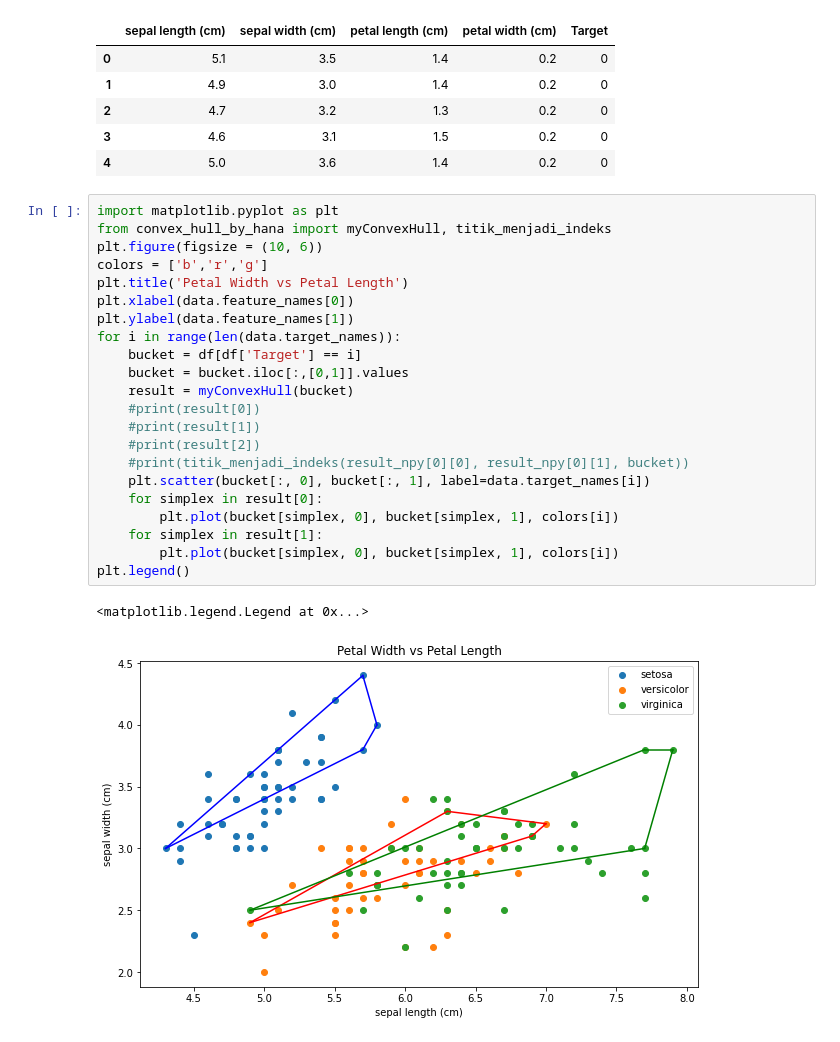
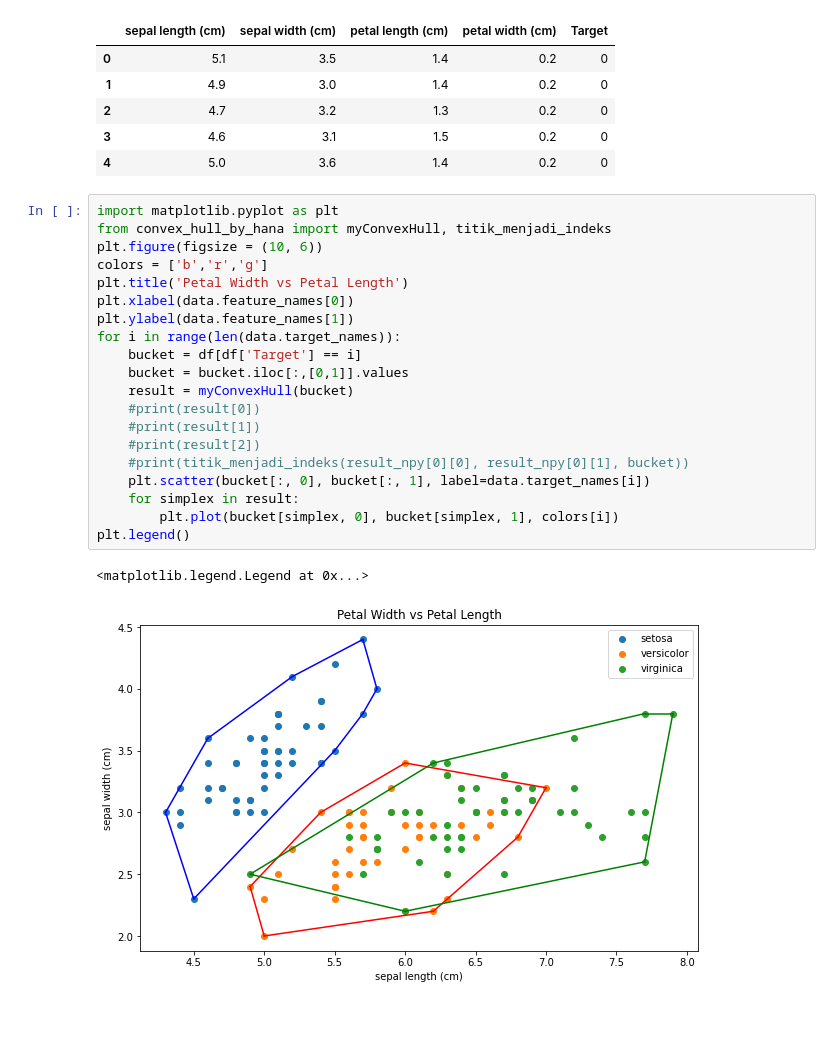
Before and after one commit to hanafathiyah/Tugas-Kecil-Stima-2, a Jupyter notebook: src/main2.ipynb, the cells around one changed output. Drawn from its saved outputs; the diff is of its cells as text.

```diff
--- a/src/main2.ipynb
+++ b/src/main2.ipynb
@@ -21,25 +21,23 @@ df.head()
 # %%
 import matplotlib.pyplot as plt
 from convex_hull_by_hana import myConvexHull, titik_menjadi_indeks
 plt.figure(figsize = (10, 6))
 colors = ['b','r','g']
 plt.title('Petal Width vs Petal Length')
 plt.xlabel(data.feature_names[0])
 plt.ylabel(data.feature_names[1])
 for i in range(len(data.target_names)):
     bucket = df[df['Target'] == i]
     bucket = bucket.iloc[:,[0,1]].values
     result = myConvexHull(bucket)
     #print(result[0])
     #print(result[1])
     #print(result[2])
     #print(titik_menjadi_indeks(result_npy[0][0], result_npy[0][1], bucket))
     plt.scatter(bucket[:, 0], bucket[:, 1], label=data.target_names[i])
-    for simplex in result[0]:
-        plt.plot(bucket[simplex, 0], bucket[simplex, 1], colors[i])
-    for simplex in result[1]:
+    for simplex in result:
         plt.plot(bucket[simplex, 0], bucket[simplex, 1], colors[i])
 plt.legend()
 # %% [output]
 <matplotlib.legend.Legend at 0x...>
-[figure, old version]
+[figure, new version]
```
Also changed, not shown: parts of 3 cells of this notebook, 2 other files.
